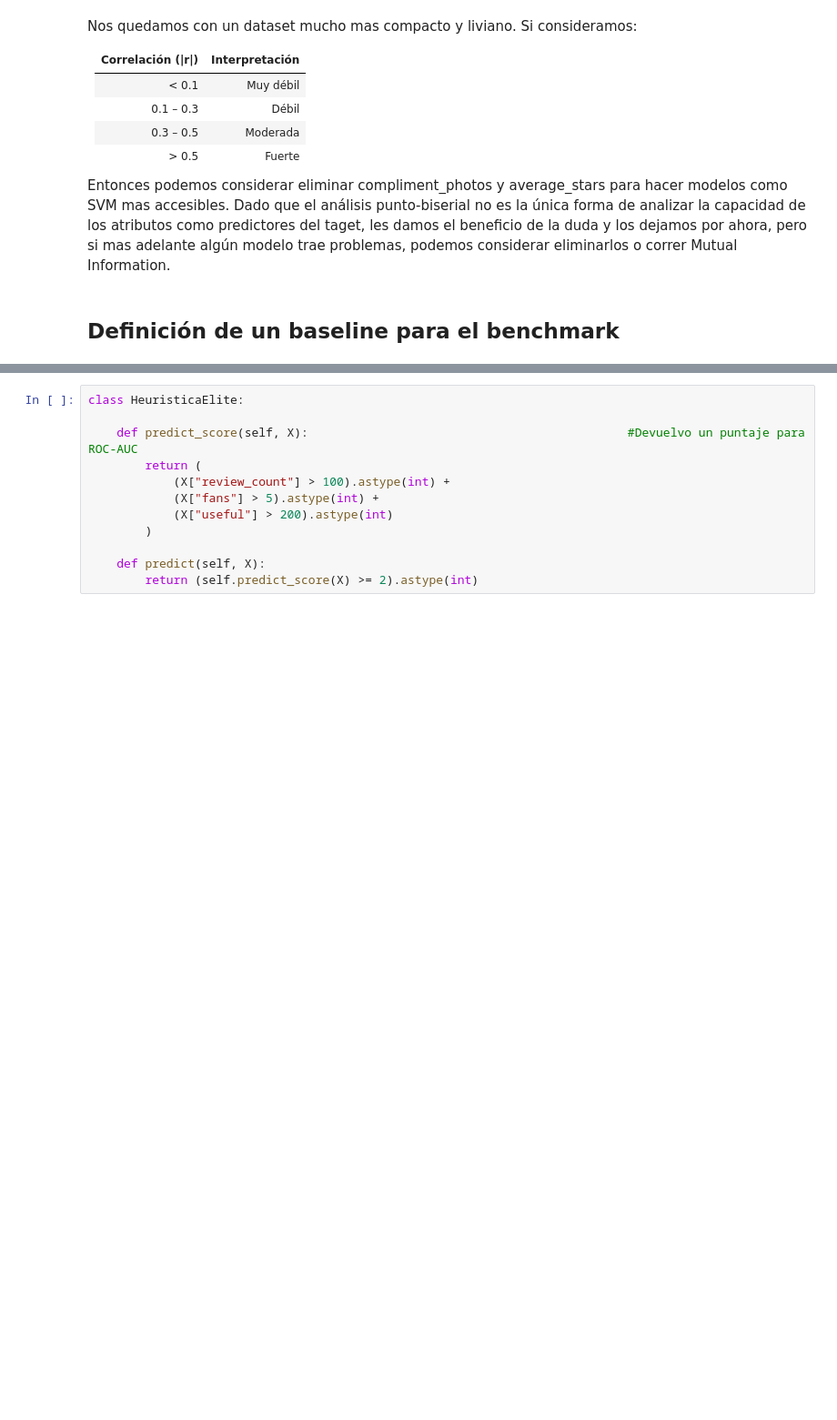
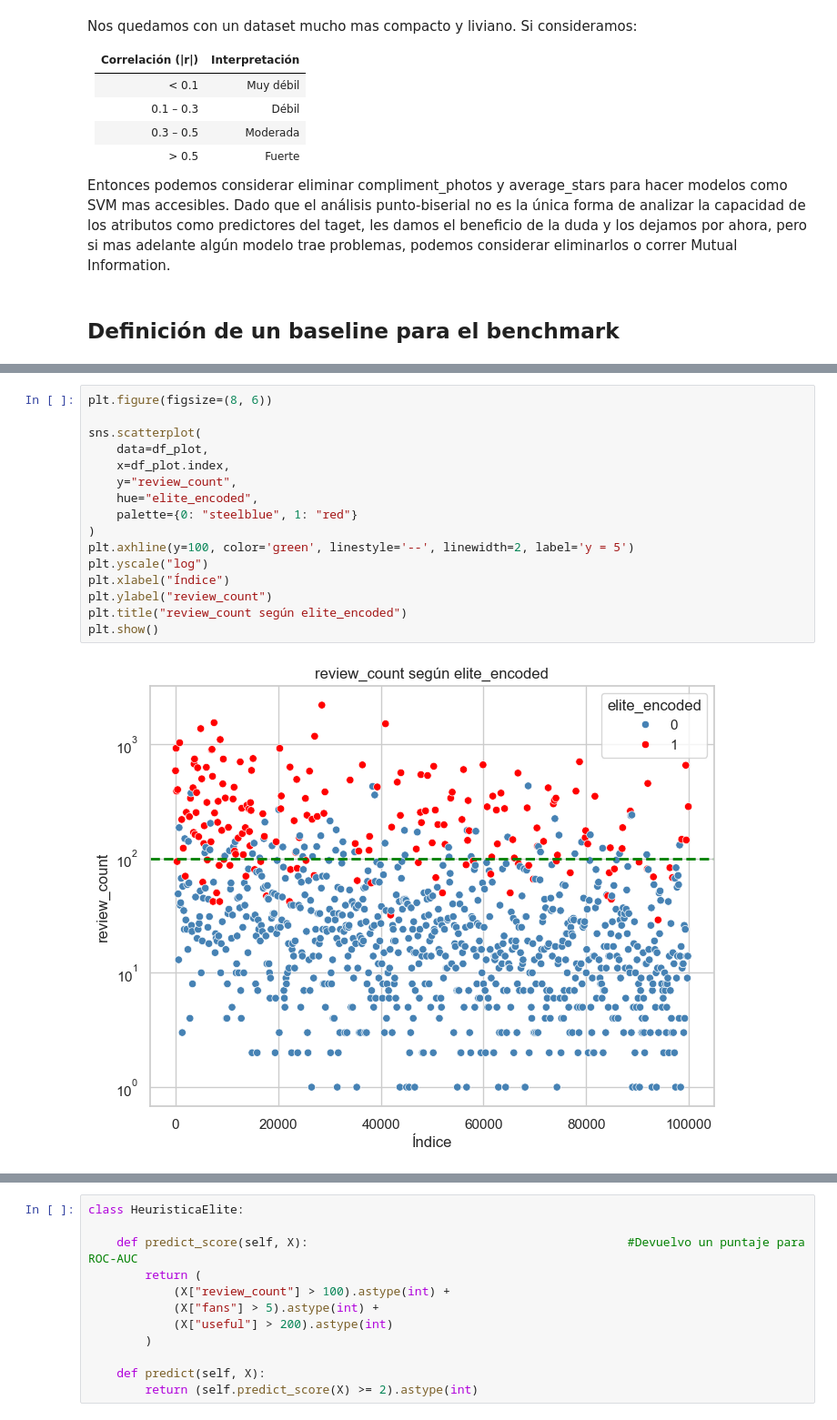
Before and after one commit to waltergsotelo/aprendizaje_maquina, a Jupyter notebook: yelp_eda_resumen_ml.ipynb, the cells around one changed output, grey strips where cells are left out. Shown at 91% size. Saved outputs shown, nothing was run; the diff lists cells and outputs as text; blank space fills up the shorter version.

```diff
--- a/yelp_eda_resumen_ml.ipynb
+++ b/yelp_eda_resumen_ml.ipynb
@@ -516,0 +539,18 @@ Definimos una heurística que se basa en el cumplimiento de 2 de 3 condiciones:
+# %%
+plt.figure(figsize=(8, 6))
+
+sns.scatterplot(
+    data=df_plot,
+    x=df_plot.index,
+    y="review_count",
+    hue="elite_encoded",
+    palette={0: "steelblue", 1: "red"}
+)
+plt.axhline(y=100, color='green', linestyle='--', linewidth=2, label='y = 5')
+plt.yscale("log")
+plt.xlabel("Índice")
+plt.ylabel("review_count")
+plt.title("review_count según elite_encoded")
+plt.show()
+# %% [output]
+[figure, added]
```
Also changed, not shown: parts of 7 cells of this notebook.
